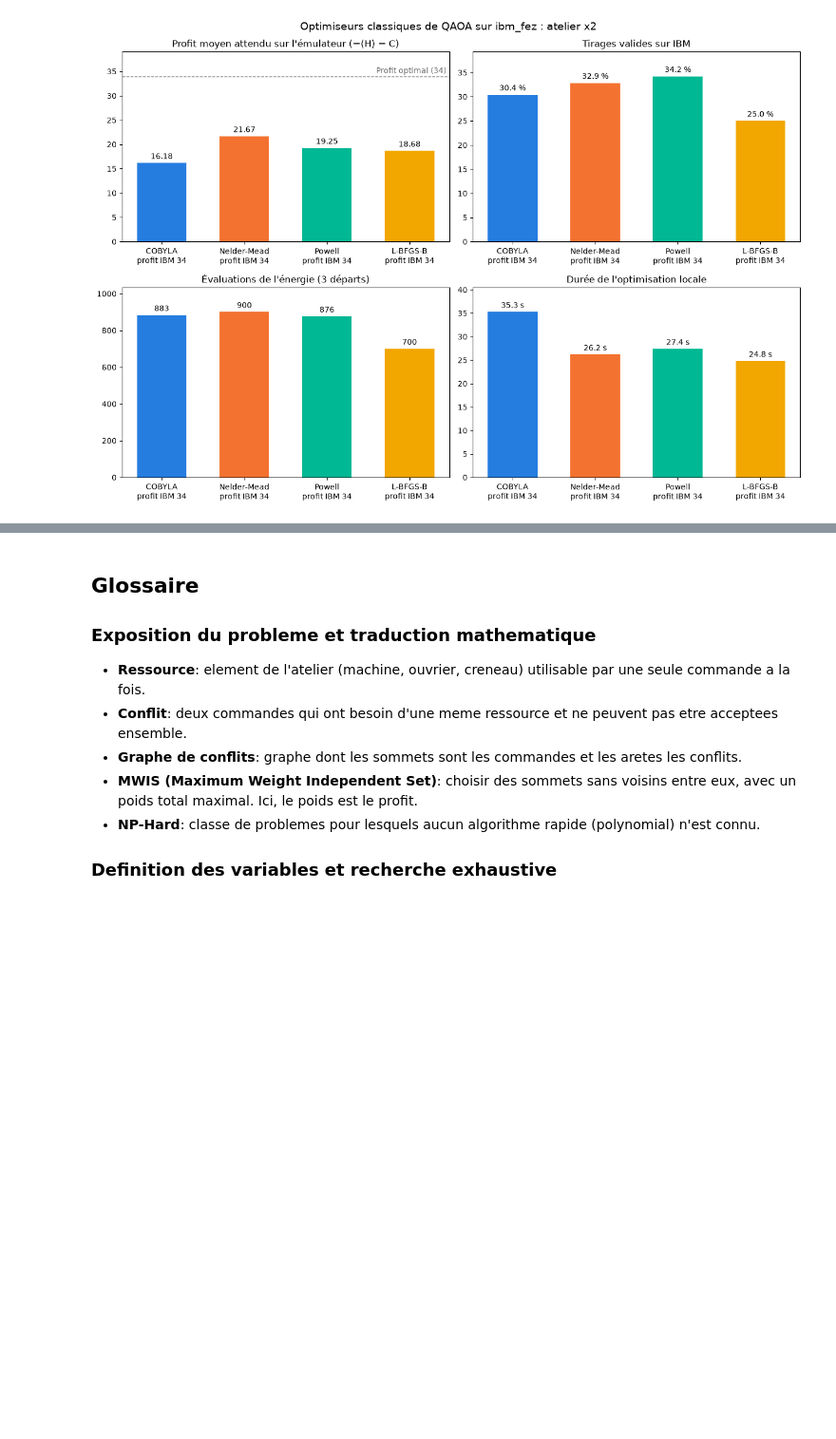
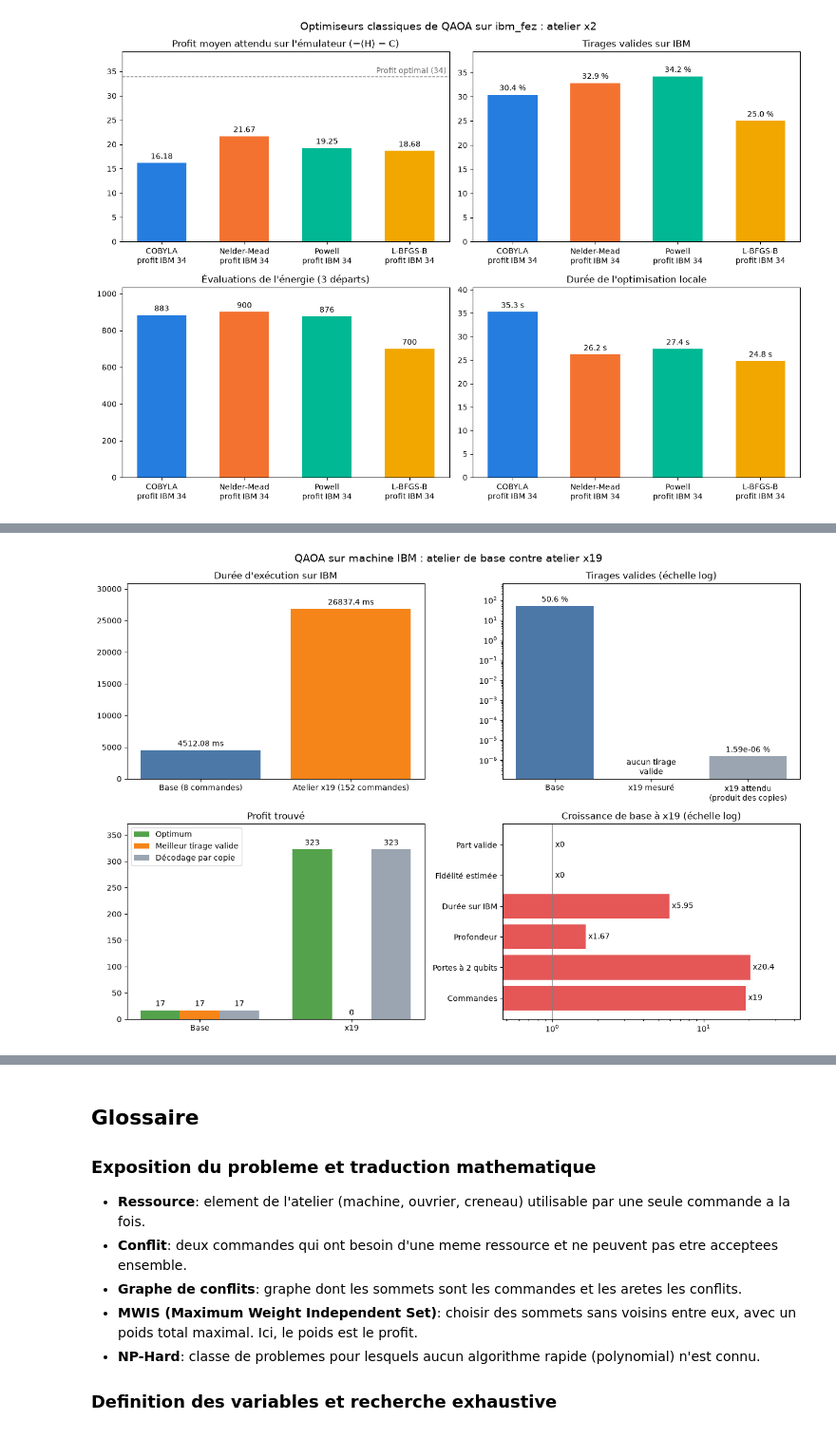
Before and after one commit to Julian52575/Quantum-Computing, a Jupyter notebook: WorkshopOrders.ipynb, the cells around one changed output, grey strips where cells are left out. Shown at 95% size. Saved outputs shown, nothing was run; the diff lists cells and outputs as text; code cells hidden in the pictures; blank space fills up the shorter version.

```diff
--- a/WorkshopOrders.ipynb
+++ b/WorkshopOrders.ipynb
@@ -2375,3 +2711,9 @@ plt.show()
+# %%
+# Graphes : atelier de base contre atelier x19 sur IBM (memes angles OPTIMUM.x, ibm_fez).
+# Valeurs figees (RESULTATS_AGRANDIS) : la cellule ne relance pas le job IBM.
+graphe_x1_contre_agrandi(RESULTATS_AGRANDIS[19], 19)
+# %% [output]
+[figure, added]
 # %% [markdown]
 ## Conclusion
 
```
Also changed, not shown: parts of 7 cells of this notebook.
